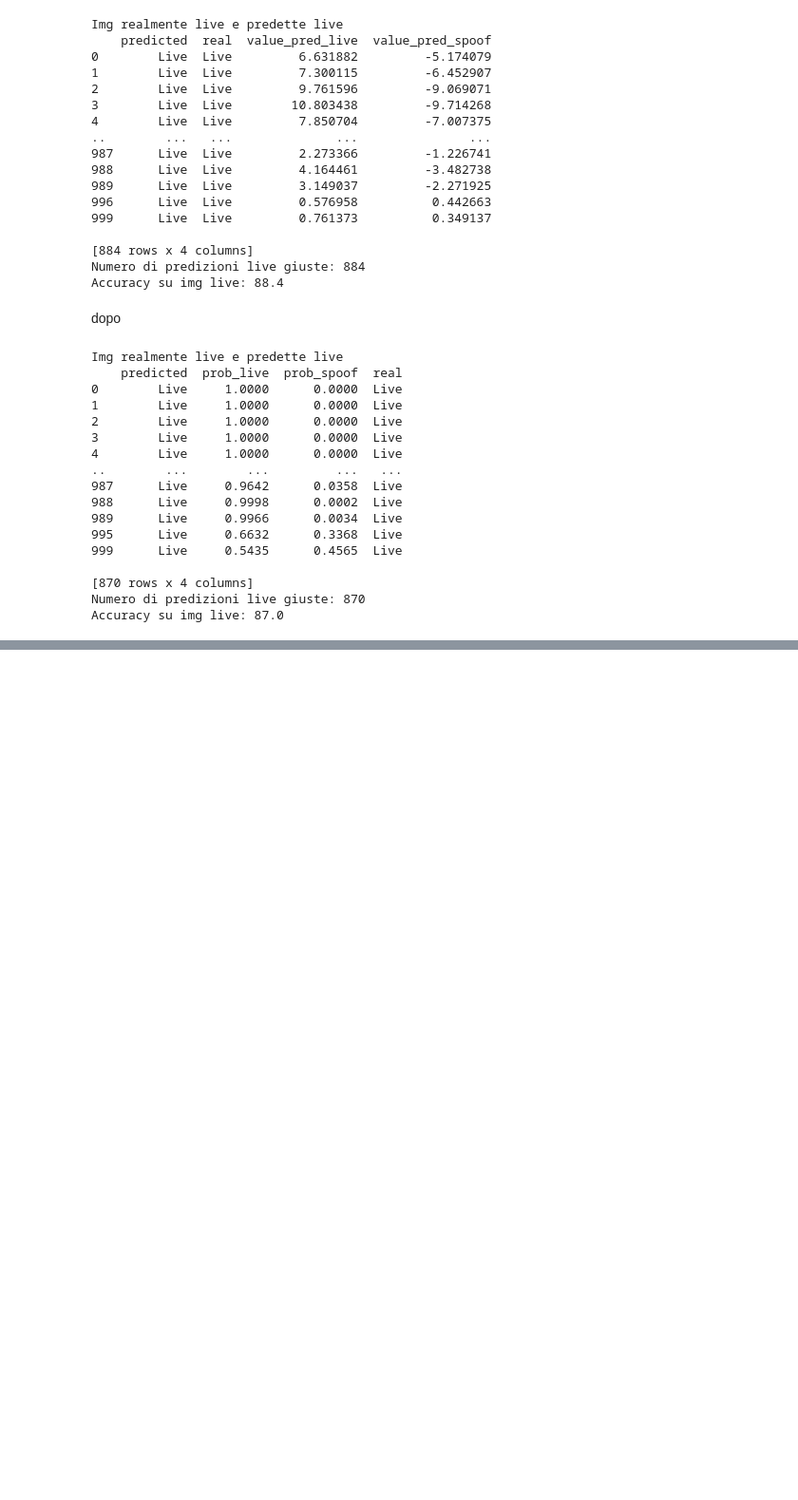
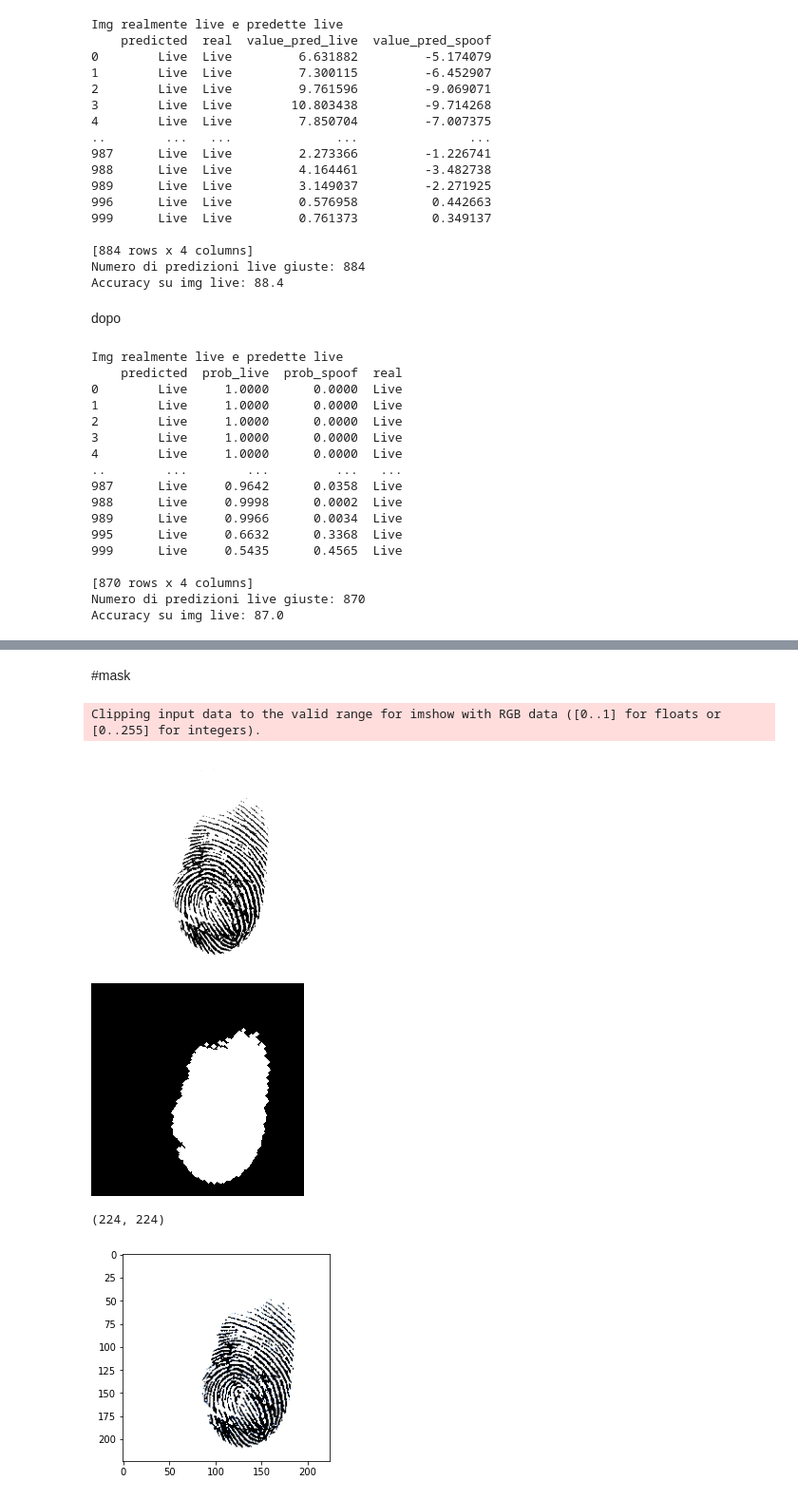
Before and after one commit to umbertogagl97/Tesi, a Jupyter notebook: Impronte/AttaccoScanner/Attacco_FGM_confidence_iter_final.ipynb, the cells around one changed output, grey strips where cells are left out. Shown: that part at 95% size. Cells and saved outputs as stored; diff of their text form; code cells hidden in the pictures; blank space fills up the shorter version.

```diff
--- a/Impronte/AttaccoScanner/Attacco_FGM_confidence_iter_final.ipynb
+++ b/Impronte/AttaccoScanner/Attacco_FGM_confidence_iter_final.ipynb
@@ -1108,0 +1260,54 @@ plt.imshow(x_test_adv[0].numpy().transpose(1,2,0))
+# %% [markdown]
+#mask
+# %%
+import cv2 as cv
+import numpy as np
+from google.colab.patches import cv2_imshow
+
+a,b=next(iter(testgen))
+data_transform_test= transforms.Compose([transforms.Resize([224,224],interpolation=InterpolationMode.NEAREST),
+          #transforms.Normalize([0.485, 0.456, 0.406], [0.229, 0.224, 0.225])
+          ])
+img=data_transform_test(a)
+img=np.array(img[0])
+img=img.transpose(1,2,0)
+
+plt.imshow(img)
+r, g, b = img[:,:,0], img[:,:,1], img[:,:,2]
+gray = 0.2989 * r + 0.5870 * g + 0.1140 * b
+gray = (gray - np.min(gray)) / (np.max(gray) - np.min(gray))
+
+gray=gray*255
+gray=gray.astype('uint8')
+
+cv2_imshow(gray)
+ret, imgf = cv2.threshold(gray, 0,255, cv2.THRESH_BINARY_INV+cv2.THRESH_OTSU)
+
+image_contours = np.zeros((imgf.shape[1],
+                           imgf.shape[0]),
+                          np.uint8)
+
+image_binary = np.zeros((imgf.shape[1],
+                         imgf.shape[0]),
+                        np.uint8)
+
+
+contours =cv.findContours(imgf, cv.RETR_TREE, cv.CHAIN_APPROX_SIMPLE)[0]
+cv.drawContours(image_contours,
+                    contours, -1,
+                    (255,255), 3)
+
+contours = cv.findContours(image_contours, cv.RETR_LIST,
+                           cv.CHAIN_APPROX_SIMPLE)[0]
+
+cv.drawContours(image_binary, [max(contours, key = cv.contourArea)],
+                -1, (255, 255),-1)
+
+cv2_imshow(image_binary)
+print(image_binary.shape)
+# %% [output]
+Clipping input data to the valid range for imshow with RGB data ([0..1] for floats or [0..255] for integers).
+[figure, added]
+[figure, added]
+(224, 224)
+[figure, added]
```
Also changed, not shown: parts of 19 cells of this notebook.
